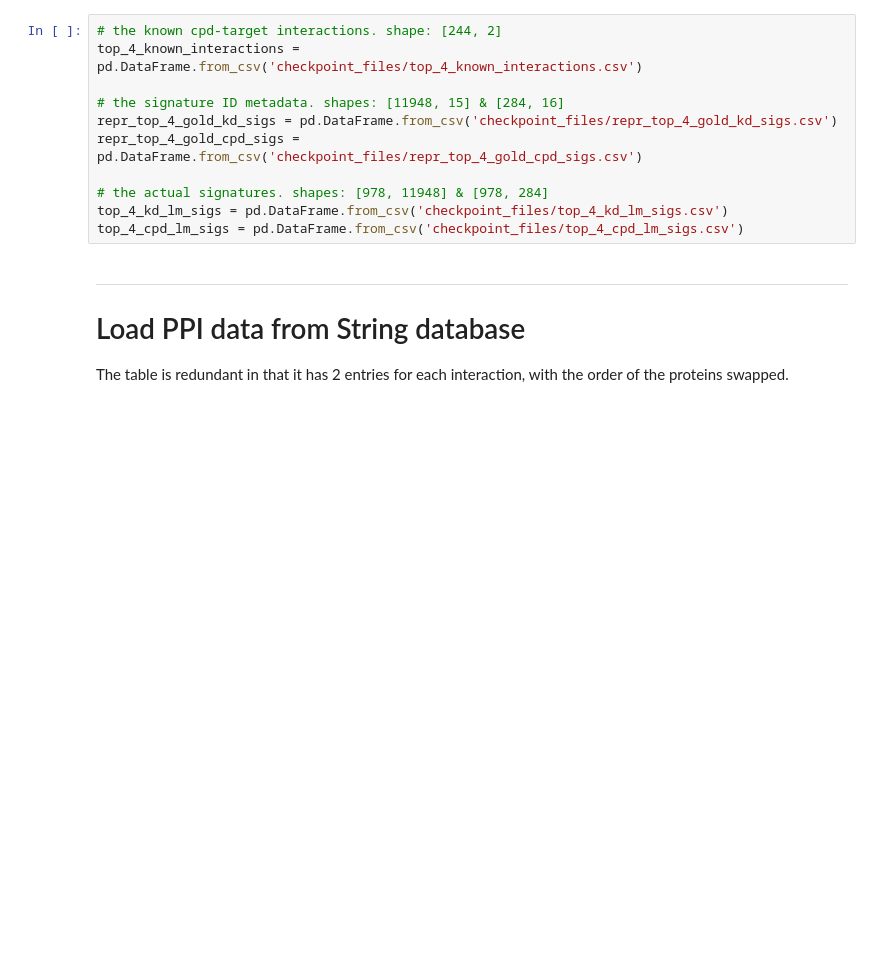
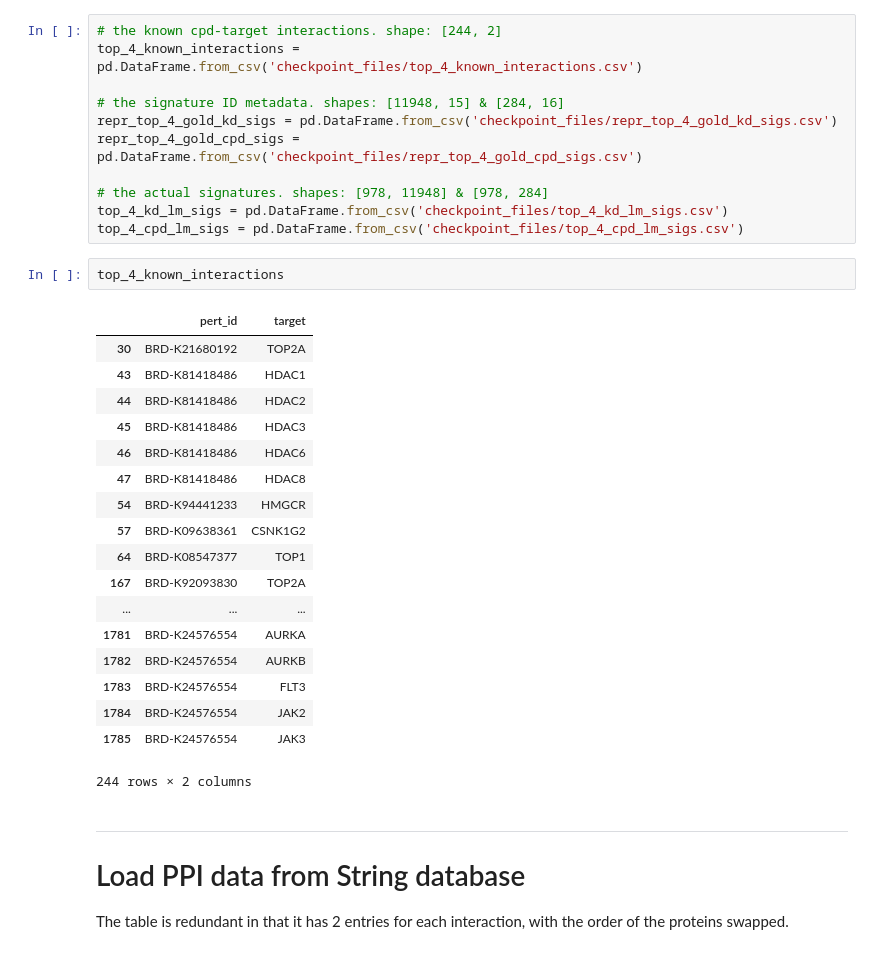
Before and after one commit to npabon/LINCS_target_prediction, a Jupyter notebook: feature_construction.ipynb, the cells around one changed output. Cells and saved outputs as stored; diff of their text form; blank space fills up the shorter version.

```diff
--- a/feature_construction.ipynb
+++ b/feature_construction.ipynb
@@ -21,6 +21,27 @@ repr_top_4_gold_cpd_sigs = pd.DataFrame.from_csv('checkpoint_files/repr_top_4_go
 # the actual signatures. shapes: [978, 11948] & [978, 284]
 top_4_kd_lm_sigs = pd.DataFrame.from_csv('checkpoint_files/top_4_kd_lm_sigs.csv')
 top_4_cpd_lm_sigs = pd.DataFrame.from_csv('checkpoint_files/top_4_cpd_lm_sigs.csv')
+# %%
+top_4_known_interactions
+# %% [output]
+|  | pert_id | target |
+| 30 | BRD-K21680192 | TOP2A |
+| 43 | BRD-K81418486 | HDAC1 |
+| 44 | BRD-K81418486 | HDAC2 |
+| 45 | BRD-K81418486 | HDAC3 |
+| 46 | BRD-K81418486 | HDAC6 |
+| 47 | BRD-K81418486 | HDAC8 |
+| 54 | BRD-K94441233 | HMGCR |
+| 57 | BRD-K09638361 | CSNK1G2 |
+| 64 | BRD-K08547377 | TOP1 |
+| 167 | BRD-K92093830 | TOP2A |
+| ... | ... | ... |
+| 1781 | BRD-K24576554 | AURKA |
+| 1782 | BRD-K24576554 | AURKB |
+| 1783 | BRD-K24576554 | FLT3 |
+| 1784 | BRD-K24576554 | JAK2 |
+| 1785 | BRD-K24576554 | JAK3 |
+244 rows × 2 columns
 # %% [markdown]
 ___
 # Load PPI data from String database
```
Also changed, not shown: 3 other files.
